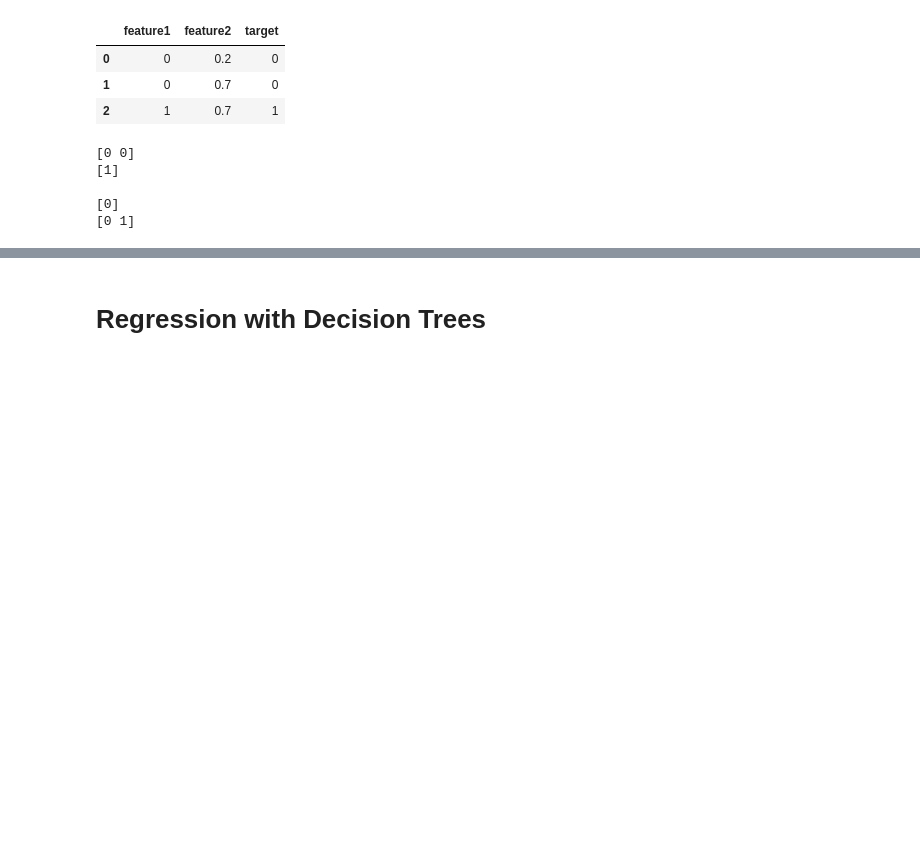
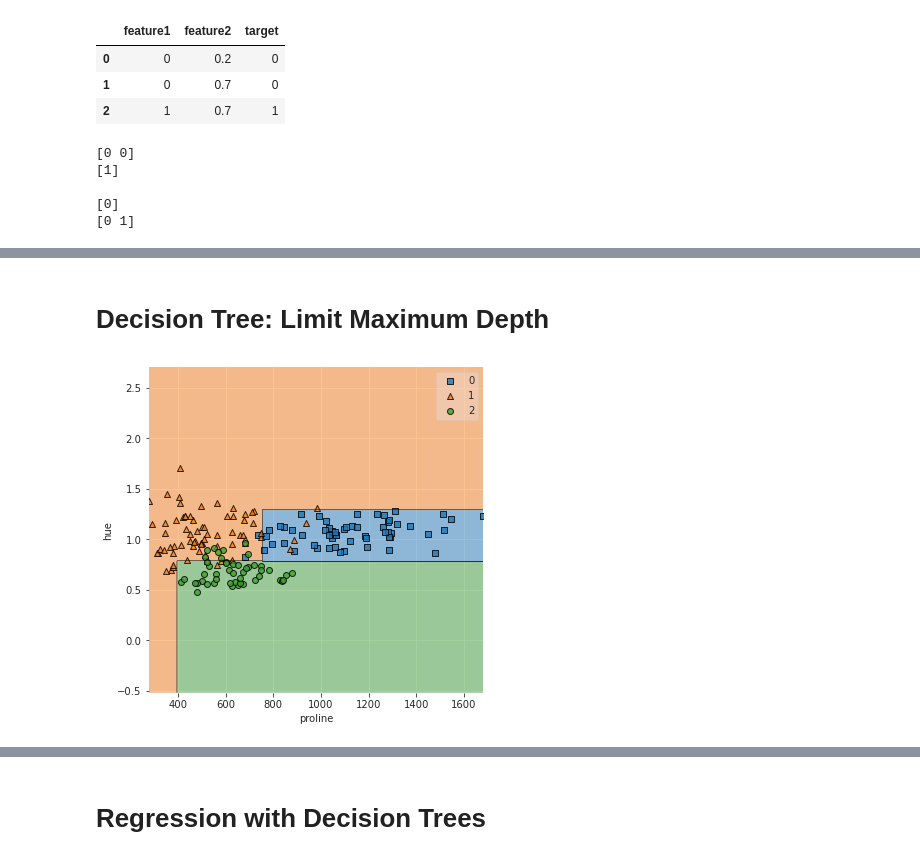
Before and after one commit to xguo7013/eods-f20, a Jupyter notebook: notebooks/eods-week06-intro_to_machine_learning_models_continued.ipynb, the cells around one changed output, grey strips where cells are left out. Saved outputs shown, nothing was run; the diff lists cells and outputs as text; code cells hidden in the pictures; blank space fills up the shorter version.

```diff
--- a/notebooks/eods-week06-intro_to_machine_learning_models_continued.ipynb
+++ b/notebooks/eods-week06-intro_to_machine_learning_models_continued.ipynb
@@ -258,0 +264,11 @@ plot_tree(dtc,ax=ax,fontsize=8,feature_names=X.columns,filled=True);
+# %% [markdown]
+# Decision Tree: Limit Maximum Depth
+# %%
+dtc_md3 = DecisionTreeClassifier(max_depth=3)
+dtc_md3.fit(X,y)
+
+fig,ax = plt.subplots(1,1,figsize=(6,6))
+plot_decision_regions(X.values, y.values, clf=dtc_md3);
+plt.xlabel(X.columns[0]); plt.ylabel(X.columns[1]);
+# %% [output]
+[figure, added]
```
Also changed, not shown: parts of 13 cells of this notebook, 8 other files.
